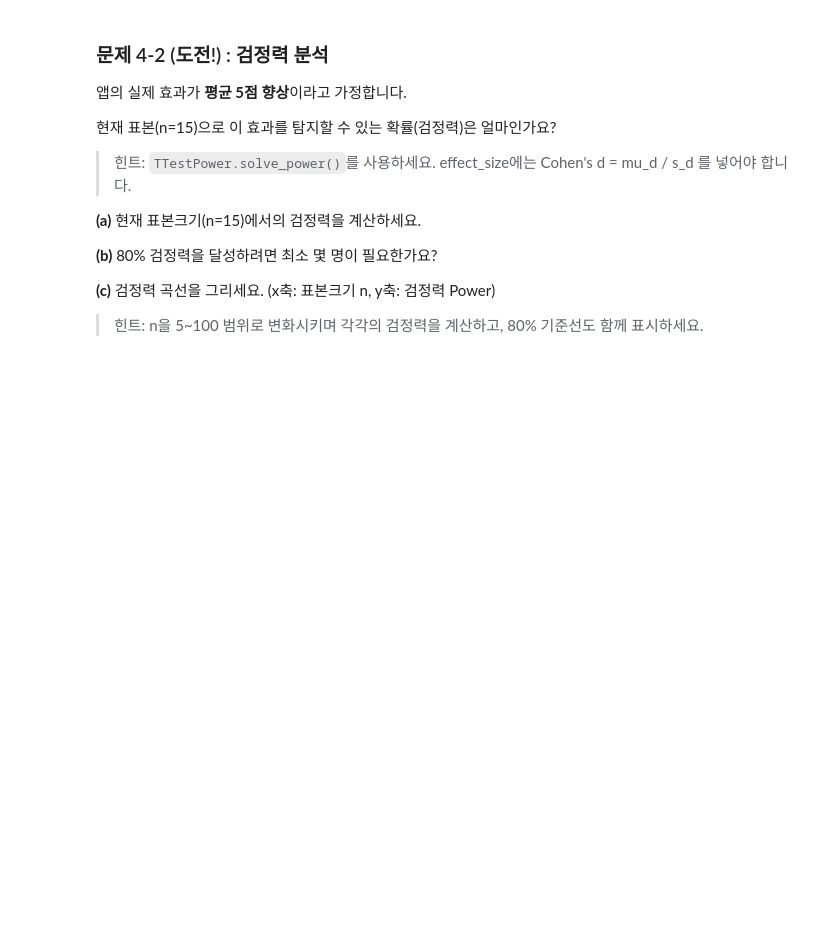
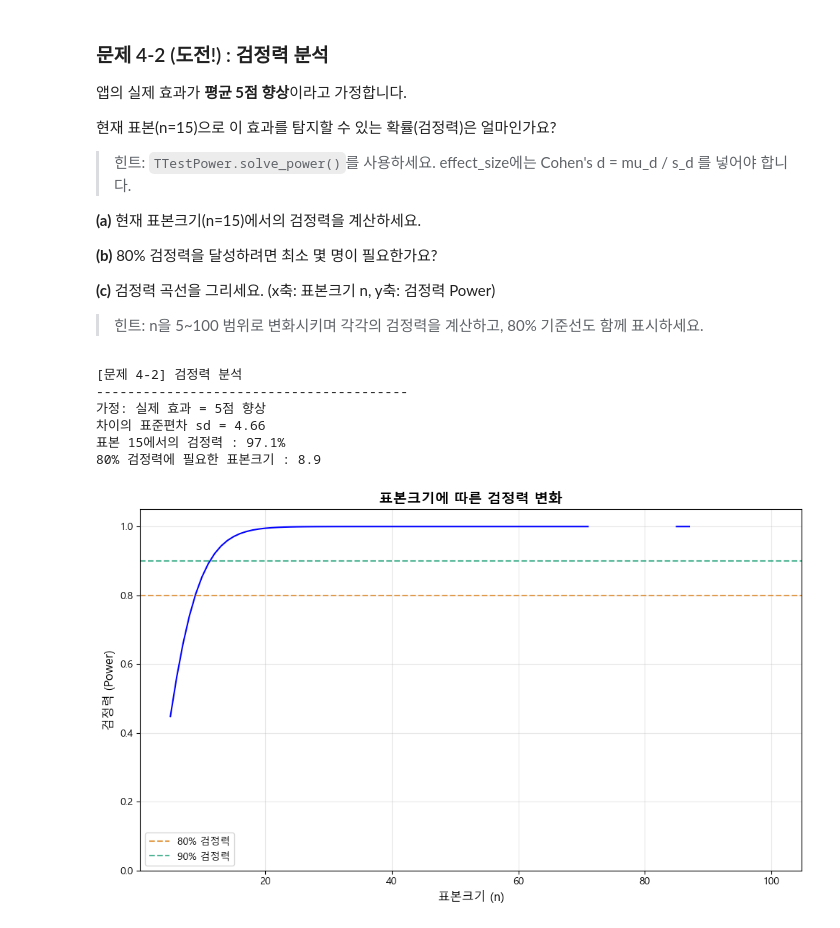
Before and after one commit to sparta-data11-statistics-practice/practice-01-descriptive-statistics-heyysoo, a Jupyter notebook: practice_03_assignment.ipynb, the cells around one changed output. Drawn from its saved outputs; the diff is of its cells as text; code cells hidden in the pictures; blank space fills up the shorter version.

```diff
--- a/practice_03_assignment.ipynb
+++ b/practice_03_assignment.ipynb
@@ -686,35 +752,68 @@ differences = after_scores - before_scores
 print("\n[문제 4-2] 검정력 분석")
 print("-" * 40)
 
+from statsmodels.stats.power import TTestPower
+
+analysis = TTestPower()
+
 # 가정
 mu_d = 5           # 가정한 평균 차이 (점)
 s_d = np.std(differences, ddof=1)  # 차이의 표준편차
+Cohen_ds = mu_d/ s_d
 
 print(f"가정: 실제 효과 = {mu_d}점 향상")
 print(f"차이의 표준편차 sd = {s_d:.2f}")
 
 
 # TODO (a): 현재 검정력 (n=15)
+power_15 = analysis.solve_power(
+    effect_size= Cohen_ds ,
+    nobs= 15 ,
+    alpha= 0.05,
+)
+print(f"표본 15에서의 검정력 : {power_15*100:.1f}%")
 
 # TODO (b): 80% 검정력에 필요한 표본크기
+power_80_need = analysis.solve_power(
+    effect_size= Cohen_ds ,
+    nobs= None ,
+    alpha= 0.05,
+    power=0.8
+)
+
+print(f"80% 검정력에 필요한 표본크기 : {power_80_need:.1f}")
+# %% [output]
+[문제 4-2] 검정력 분석
+----------------------------------------
+가정: 실제 효과 = 5점 향상
+차이의 표준편차 sd = 4.66
+표본 15에서의 검정력 : 97.1%
+80% 검정력에 필요한 표본크기 : 8.9
 # %%
 # TODO (c): 검정력 곡선 시각화
 fig, ax = plt.subplots(figsize=(10, 6))
 
 # TODO: n_range에 대해 검정력을 계산하고 plot 하세요
-# n_range = np.arange(5, 101)
-# powers = []
-# for n in n_range:
-#     ...
+n_range = np.arange(5, 101)
+powers = []
+for n in n_range:
+    r= analysis.solve_power(
+    effect_size= Cohen_ds ,
+    nobs= n ,
+    alpha= 0.05 )
+    powers.append(r)
 
+ax.plot(n_range, powers, color= "blue")
 ax.axhline(0.80, color='#D97706', linestyle='--', alpha=0.7, label='80% 검정력')
 ax.axhline(0.90, color='#059669', linestyle='--', alpha=0.7, label='90% 검정력')
 ax.set_xlabel('표본크기 (n)', fontsize=12)
 ax.set_ylabel('검정력 (Power)', fontsize=12)
 ax.set_title('표본크기에 따른 검정력 변화', fontsize=14, fontweight='bold')
 ax.legend(fontsize=10)
 ax.grid(alpha=0.3)
 ax.set_ylim(0, 1.05)
 
 plt.tight_layout()
 plt.show()
+# %% [output]
+[figure, added]
```
Also changed, not shown: parts of 5 cells of this notebook.
